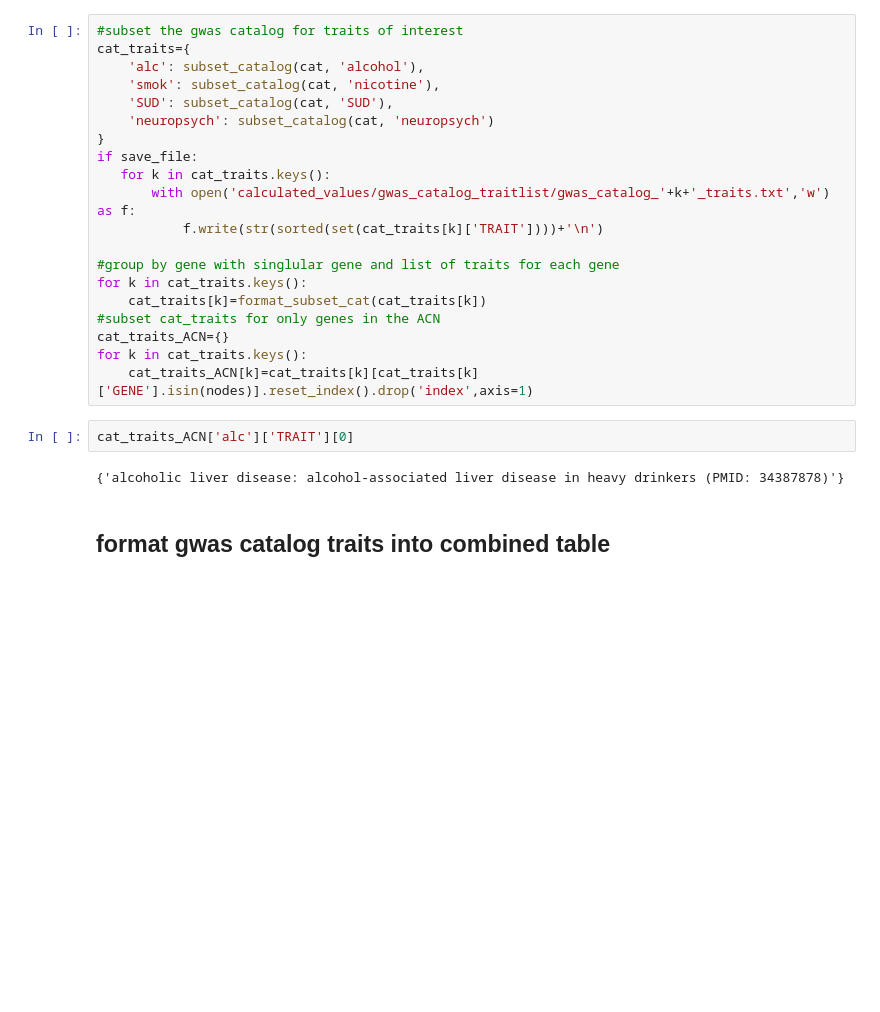
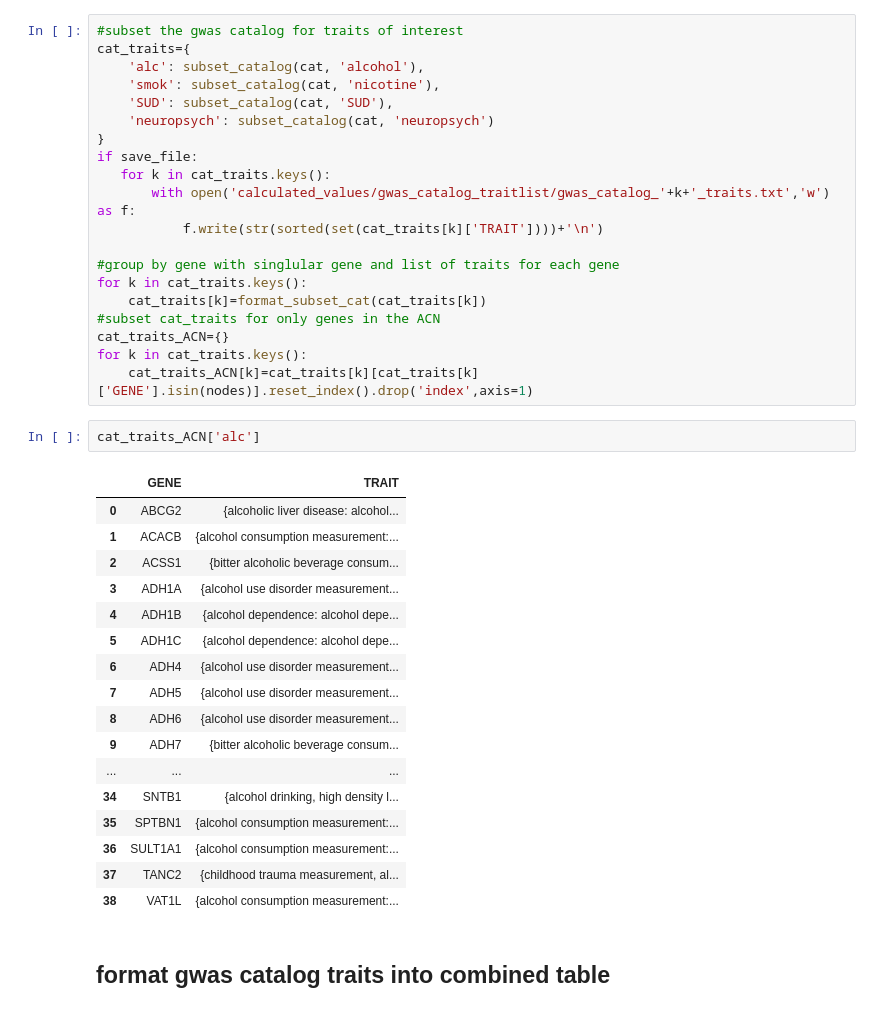
Before and after one commit to BSLeger/rare_common_alcohol_comparison, a Jupyter notebook: notebooks/validate_network.ipynb, the cells around one changed output. Cells and saved outputs as stored; diff of their text form; blank space fills up the shorter version.

```diff
--- a/notebooks/validate_network.ipynb
+++ b/notebooks/validate_network.ipynb
@@ -236,9 +227,25 @@ cat_traits_ACN={}
 for k in cat_traits.keys():
     cat_traits_ACN[k]=cat_traits[k][cat_traits[k]['GENE'].isin(nodes)].reset_index().drop('index',axis=1)
 # %%
-cat_traits_ACN['alc']['TRAIT'][0]
+cat_traits_ACN['alc']
 # %% [output]
-{'alcoholic liver disease: alcohol-associated liver disease in heavy drinkers (PMID: 34387878)'}
+|  | GENE | TRAIT |
+| 0 | ABCG2 | {alcoholic liver disease: alcohol... |
+| 1 | ACACB | {alcohol consumption measurement:... |
+| 2 | ACSS1 | {bitter alcoholic beverage consum... |
+| 3 | ADH1A | {alcohol use disorder measurement... |
+| 4 | ADH1B | {alcohol dependence: alcohol depe... |
+| 5 | ADH1C | {alcohol dependence: alcohol depe... |
+| 6 | ADH4 | {alcohol use disorder measurement... |
+| 7 | ADH5 | {alcohol use disorder measurement... |
+| 8 | ADH6 | {alcohol use disorder measurement... |
+| 9 | ADH7 | {bitter alcoholic beverage consum... |
+| ... | ... | ... |
+| 34 | SNTB1 | {alcohol drinking, high density l... |
+| 35 | SPTBN1 | {alcohol consumption measurement:... |
+| 36 | SULT1A1 | {alcohol consumption measurement:... |
+| 37 | TANC2 | {childhood trauma measurement, al... |
+| 38 | VAT1L | {alcohol consumption measurement:... |
 # %% [markdown]
 ## format gwas catalog traits into combined table
 # %%
```
Also changed, not shown: parts of 8 cells of this notebook, 4 other files.
